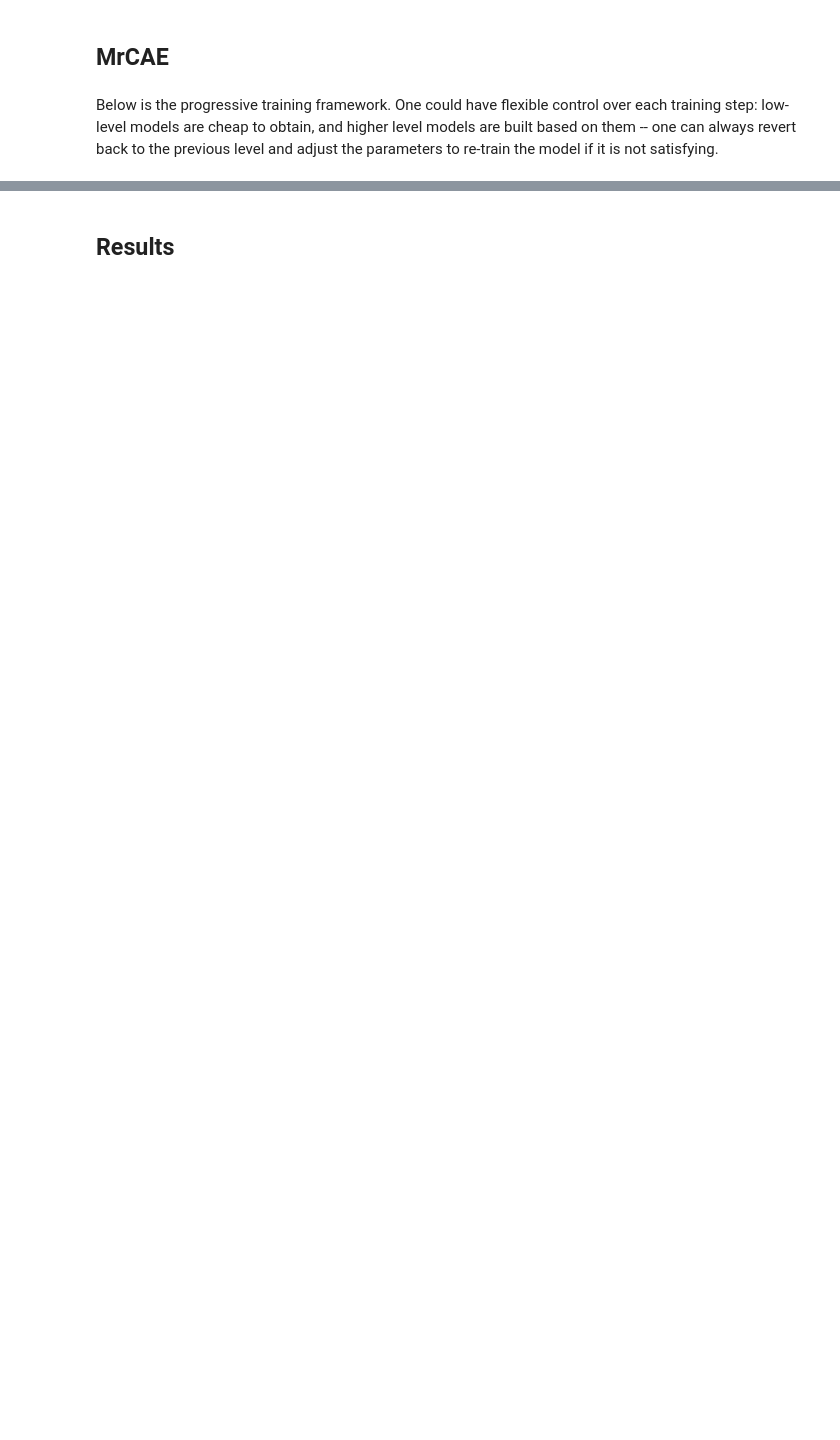
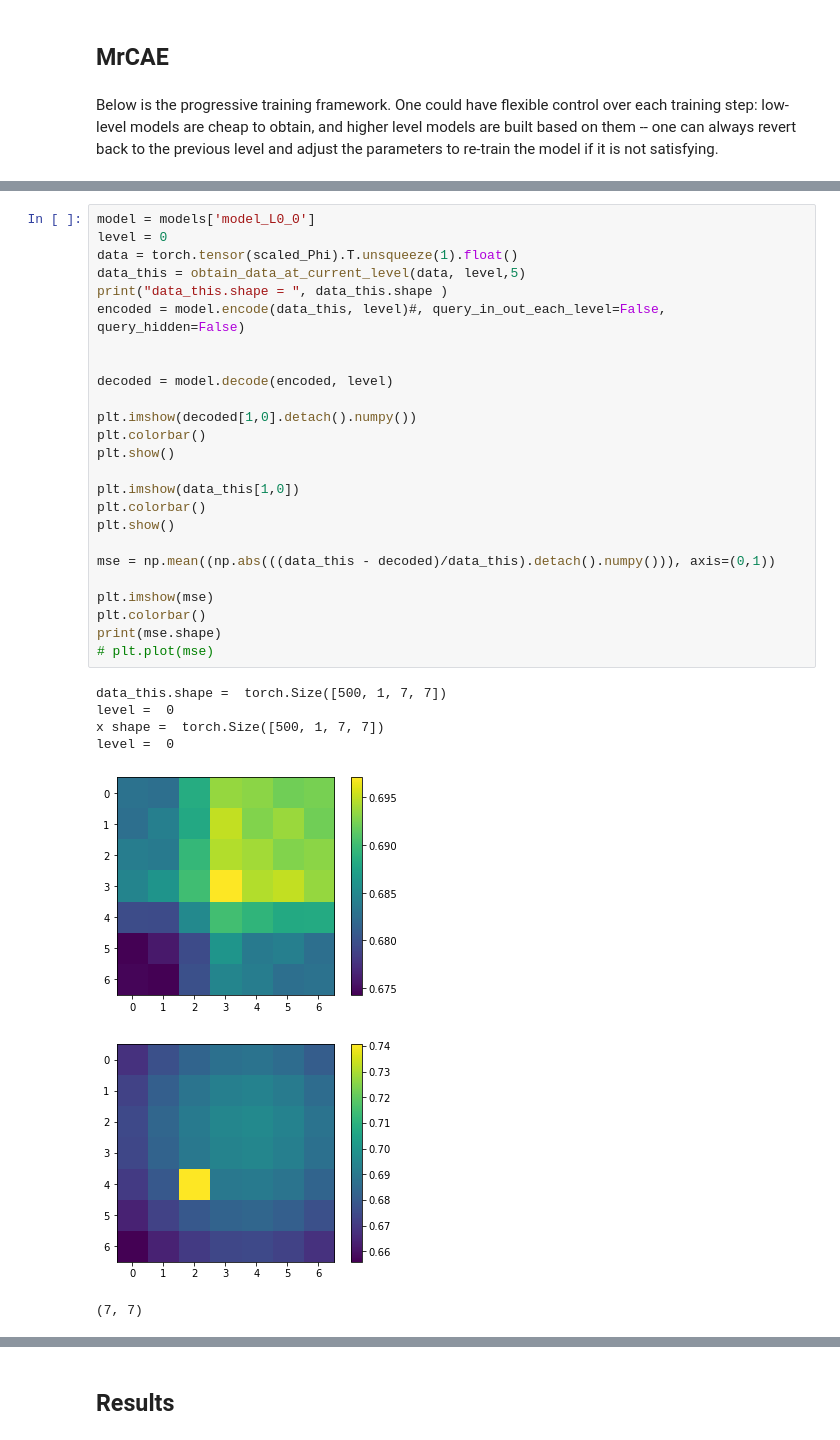
Before and after one commit to KatieJ16/Time_Space_multiscale, a Jupyter notebook: MrCAE/scripts/MrCAE_toy1-Copy1.ipynb, the cells around one changed output, grey strips where cells are left out. Drawn from its saved outputs; the diff is of its cells as text; blank space fills up the shorter version.

```diff
--- a/MrCAE/scripts/MrCAE_toy1-Copy1.ipynb
+++ b/MrCAE/scripts/MrCAE_toy1-Copy1.ipynb
@@ -79,0 +149,33 @@ if Training:
+# %%
+model = models['model_L0_0']
+level = 0
+data = torch.tensor(scaled_Phi).T.unsqueeze(1).float()
+data_this = obtain_data_at_current_level(data, level,5)
+print("data_this.shape = ", data_this.shape )
+encoded = model.encode(data_this, level)#, query_in_out_each_level=False, query_hidden=False)
+
+
+decoded = model.decode(encoded, level)
+
+plt.imshow(decoded[1,0].detach().numpy())
+plt.colorbar()
+plt.show()
+
+plt.imshow(data_this[1,0])
+plt.colorbar()
+plt.show()
+
+mse = np.mean((np.abs(((data_this - decoded)/data_this).detach().numpy())), axis=(0,1))
+
+plt.imshow(mse)
+plt.colorbar()
+print(mse.shape)
+# plt.plot(mse)
+# %% [output]
+data_this.shape =  torch.Size([500, 1, 7, 7])
+level =  0
+x shape =  torch.Size([500, 1, 7, 7])
+level =  0
+[figure, added]
+[figure, added]
+(7, 7)
```
Also changed, not shown: parts of 31 cells of this notebook, 1 other file.
